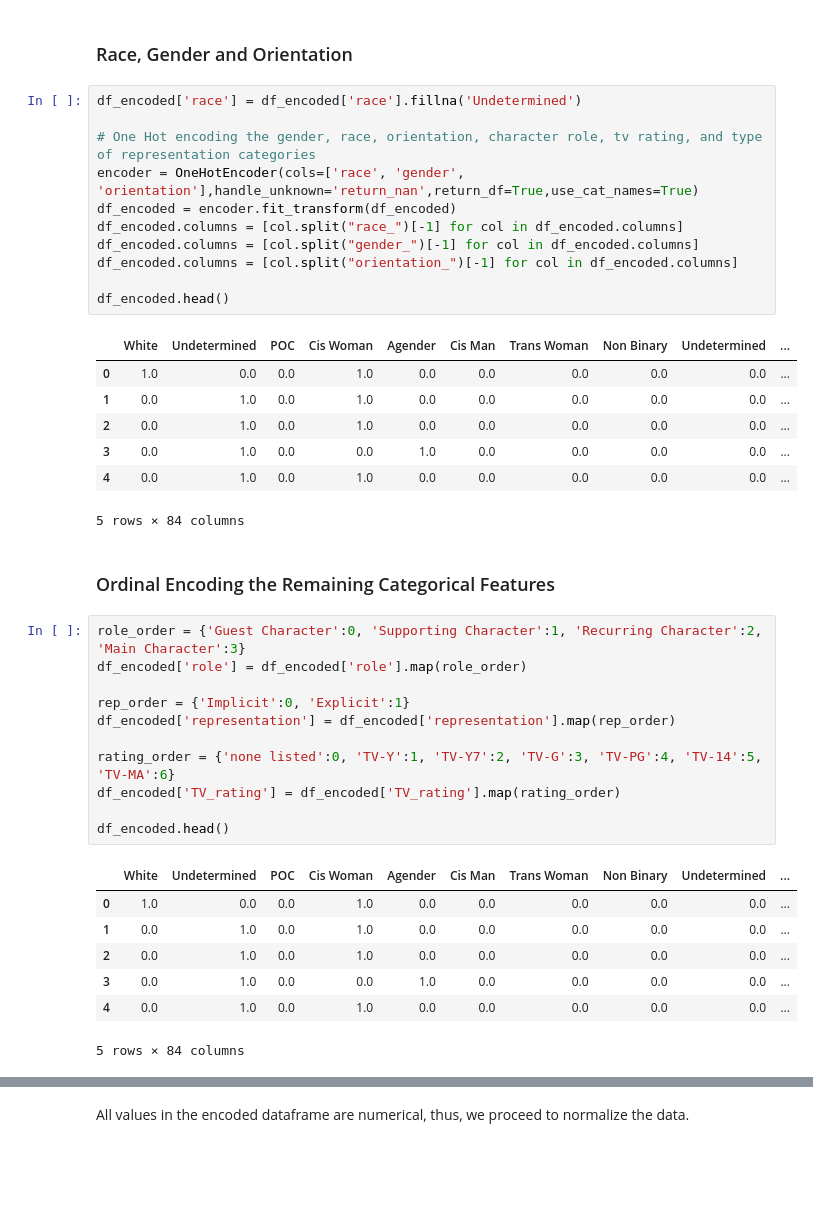
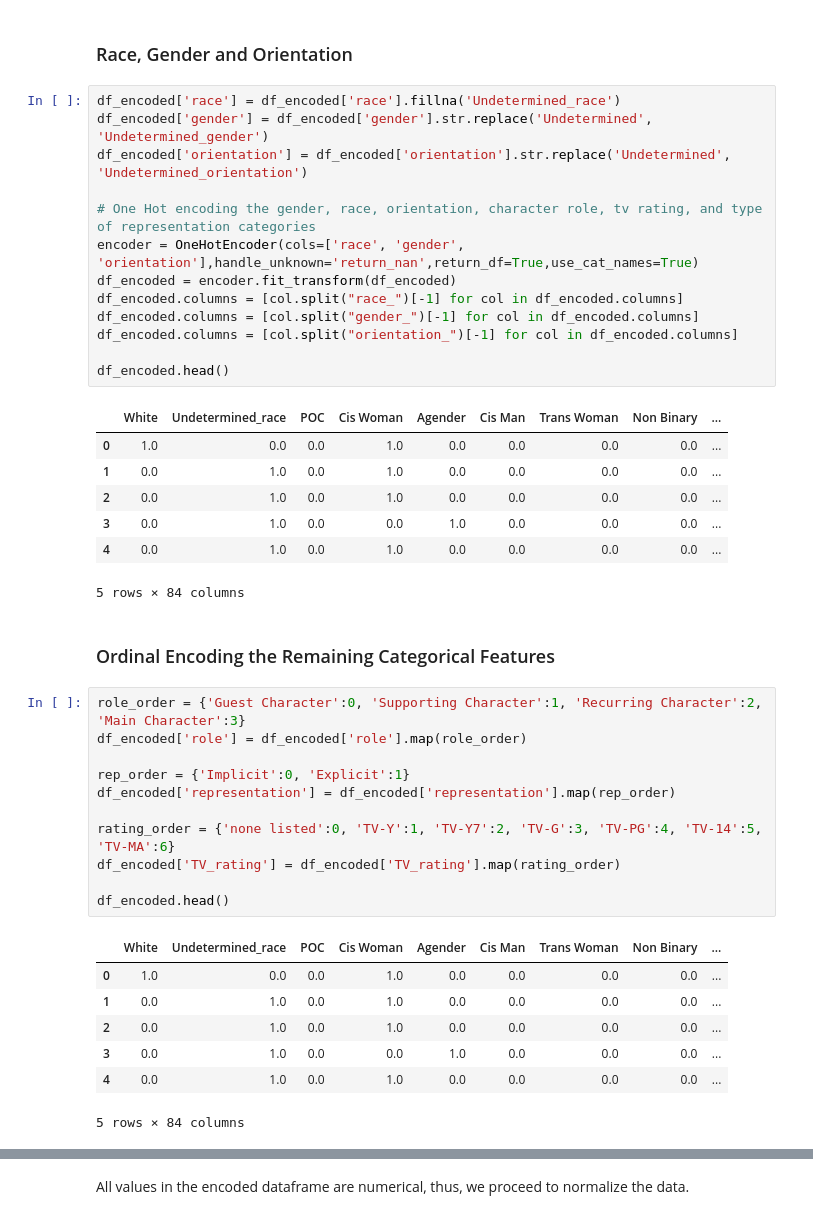
Before and after one commit to aiko-isnt-ded/lgbtqia-rep, a Jupyter notebook: notebooks/animated_model.ipynb, the cells around one changed output, grey strips where cells are left out. Saved outputs shown, nothing was run; the diff lists cells and outputs as text; blank space fills up the shorter version.

```diff
--- a/notebooks/animated_model.ipynb
+++ b/notebooks/animated_model.ipynb
@@ -235,23 +235,25 @@ df_encoded.head()
 # %% [markdown]
 ### Race, Gender and Orientation
 # %%
-df_encoded['race'] = df_encoded['race'].fillna('Undetermined')
+df_encoded['race'] = df_encoded['race'].fillna('Undetermined_race')
+df_encoded['gender'] = df_encoded['gender'].str.replace('Undetermined', 'Undetermined_gender')
+df_encoded['orientation'] = df_encoded['orientation'].str.replace('Undetermined', 'Undetermined_orientation')
 
 # One Hot encoding the gender, race, orientation, character role, tv rating, and type of representation categories
 encoder = OneHotEncoder(cols=['race', 'gender', 'orientation'],handle_unknown='return_nan',return_df=True,use_cat_names=True)
 df_encoded = encoder.fit_transform(df_encoded)
 df_encoded.columns = [col.split("race_")[-1] for col in df_encoded.columns]
 df_encoded.columns = [col.split("gender_")[-1] for col in df_encoded.columns]
 df_encoded.columns = [col.split("orientation_")[-1] for col in df_encoded.columns]
 
 df_encoded.head()
 # %% [output]
-|  | White | Undetermined | POC | Cis Woman | Agender | Cis Man | Trans Woman | Non Binary | Undetermined | ... |
-| 0 | 1.0 | 0.0 | 0.0 | 1.0 | 0.0 | 0.0 | 0.0 | 0.0 | 0.0 | ... |
-| 1 | 0.0 | 1.0 | 0.0 | 1.0 | 0.0 | 0.0 | 0.0 | 0.0 | 0.0 | ... |
-| 2 | 0.0 | 1.0 | 0.0 | 1.0 | 0.0 | 0.0 | 0.0 | 0.0 | 0.0 | ... |
-| 3 | 0.0 | 1.0 | 0.0 | 0.0 | 1.0 | 0.0 | 0.0 | 0.0 | 0.0 | ... |
-| 4 | 0.0 | 1.0 | 0.0 | 1.0 | 0.0 | 0.0 | 0.0 | 0.0 | 0.0 | ... |
+|  | White | Undetermined_race | POC | Cis Woman | Agender | Cis Man | Trans Woman | Non Binary | ... |
+| 0 | 1.0 | 0.0 | 0.0 | 1.0 | 0.0 | 0.0 | 0.0 | 0.0 | ... |
+| 1 | 0.0 | 1.0 | 0.0 | 1.0 | 0.0 | 0.0 | 0.0 | 0.0 | ... |
+| 2 | 0.0 | 1.0 | 0.0 | 1.0 | 0.0 | 0.0 | 0.0 | 0.0 | ... |
+| 3 | 0.0 | 1.0 | 0.0 | 0.0 | 1.0 | 0.0 | 0.0 | 0.0 | ... |
+| 4 | 0.0 | 1.0 | 0.0 | 1.0 | 0.0 | 0.0 | 0.0 | 0.0 | ... |
 5 rows × 84 columns
 # %% [markdown]
 ### Ordinal Encoding the Remaining Categorical Features
@@ -267,12 +269,12 @@ df_encoded['TV_rating'] = df_encoded['TV_rating'].map(rating_order)
 
 df_encoded.head()
 # %% [output]
-|  | White | Undetermined | POC | Cis Woman | Agender | Cis Man | Trans Woman | Non Binary | Undetermined | ... |
-| 0 | 1.0 | 0.0 | 0.0 | 1.0 | 0.0 | 0.0 | 0.0 | 0.0 | 0.0 | ... |
-| 1 | 0.0 | 1.0 | 0.0 | 1.0 | 0.0 | 0.0 | 0.0 | 0.0 | 0.0 | ... |
-| 2 | 0.0 | 1.0 | 0.0 | 1.0 | 0.0 | 0.0 | 0.0 | 0.0 | 0.0 | ... |
-| 3 | 0.0 | 1.0 | 0.0 | 0.0 | 1.0 | 0.0 | 0.0 | 0.0 | 0.0 | ... |
-| 4 | 0.0 | 1.0 | 0.0 | 1.0 | 0.0 | 0.0 | 0.0 | 0.0 | 0.0 | ... |
+|  | White | Undetermined_race | POC | Cis Woman | Agender | Cis Man | Trans Woman | Non Binary | ... |
+| 0 | 1.0 | 0.0 | 0.0 | 1.0 | 0.0 | 0.0 | 0.0 | 0.0 | ... |
+| 1 | 0.0 | 1.0 | 0.0 | 1.0 | 0.0 | 0.0 | 0.0 | 0.0 | ... |
+| 2 | 0.0 | 1.0 | 0.0 | 1.0 | 0.0 | 0.0 | 0.0 | 0.0 | ... |
+| 3 | 0.0 | 1.0 | 0.0 | 0.0 | 1.0 | 0.0 | 0.0 | 0.0 | ... |
+| 4 | 0.0 | 1.0 | 0.0 | 1.0 | 0.0 | 0.0 | 0.0 | 0.0 | ... |
 5 rows × 84 columns
 # %%
 df_encoded.info()
```
Also changed, not shown: parts of 2 cells of this notebook, 7 other files.
